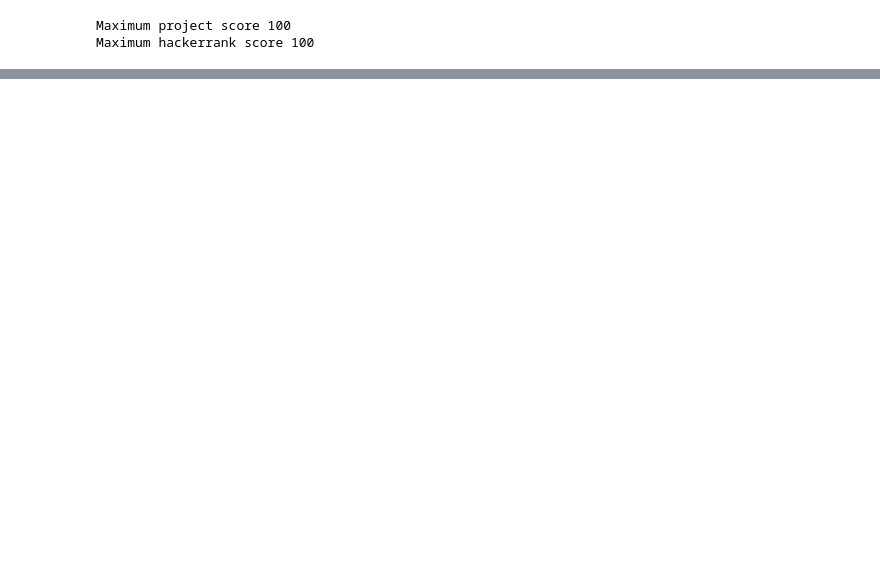
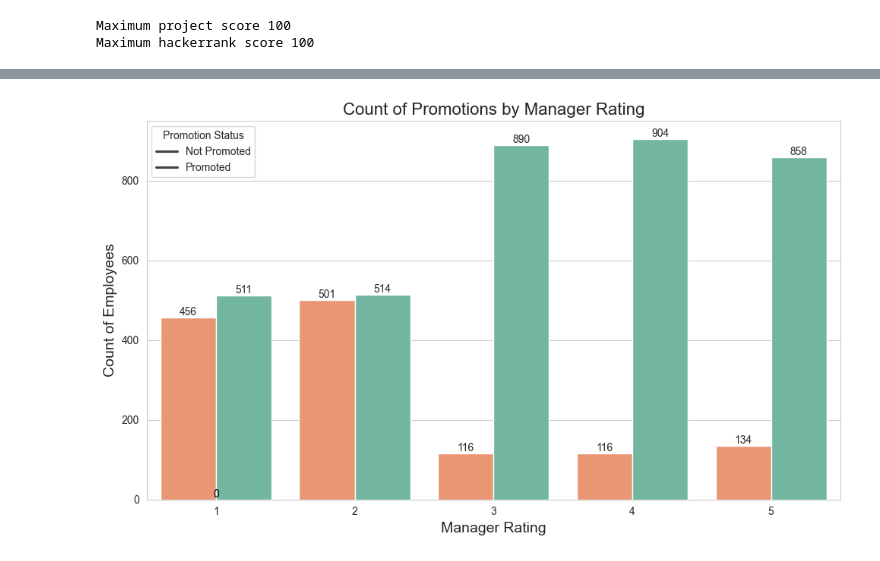
Before and after one commit to ejenisha/finalProject-DS, a Jupyter notebook: promotion_prediction.ipynb, the cells around one changed output, grey strips where cells are left out. Saved outputs shown, nothing was run; the diff lists cells and outputs as text; code cells hidden in the pictures; blank space fills up the shorter version.

```diff
--- a/promotion_prediction.ipynb
+++ b/promotion_prediction.ipynb
@@ -480,0 +610,30 @@ Passing `palette` without assigning `hue` is deprecated and will be removed in v
+# %%
+# Step 1: Prepare the data
+# Calculate the count of promotions for each manager rating
+promotion_counts = job_performance_data.groupby(['manager_rating', 'promotion']).size().reset_index(name='count')
+
+# Step 2: Create the stacked bar chart
+plt.figure(figsize=(10, 6))
+
+# Use Seaborn's barplot for the stacked bar chart
+sns.barplot(x='manager_rating', y='count', hue='promotion', data=promotion_counts,
+            palette=['#fc8d62', '#66c2a5'], estimator=sum)
+
+# Step 3: Add titles and labels
+plt.title('Count of Promotions by Manager Rating', fontsize=16)
+plt.xlabel('Manager Rating', fontsize=14)
+plt.ylabel('Count of Employees', fontsize=14)
+
+# Add data labels on top of the bars
+for p in plt.gca().patches:
+    plt.annotate(f'{int(p.get_height())}',
+                 (p.get_x() + p.get_width() / 2., p.get_height()),
+                 ha='center', va='bottom')
+
+# Show the plot
+plt.xticks(rotation=0)
+plt.tight_layout()
+plt.legend(title='Promotion Status', labels=['Not Promoted', 'Promoted'])
+plt.show()
+# %% [output]
+[figure, added]
```
Also changed, not shown: parts of 33 cells of this notebook, 5 other files.
